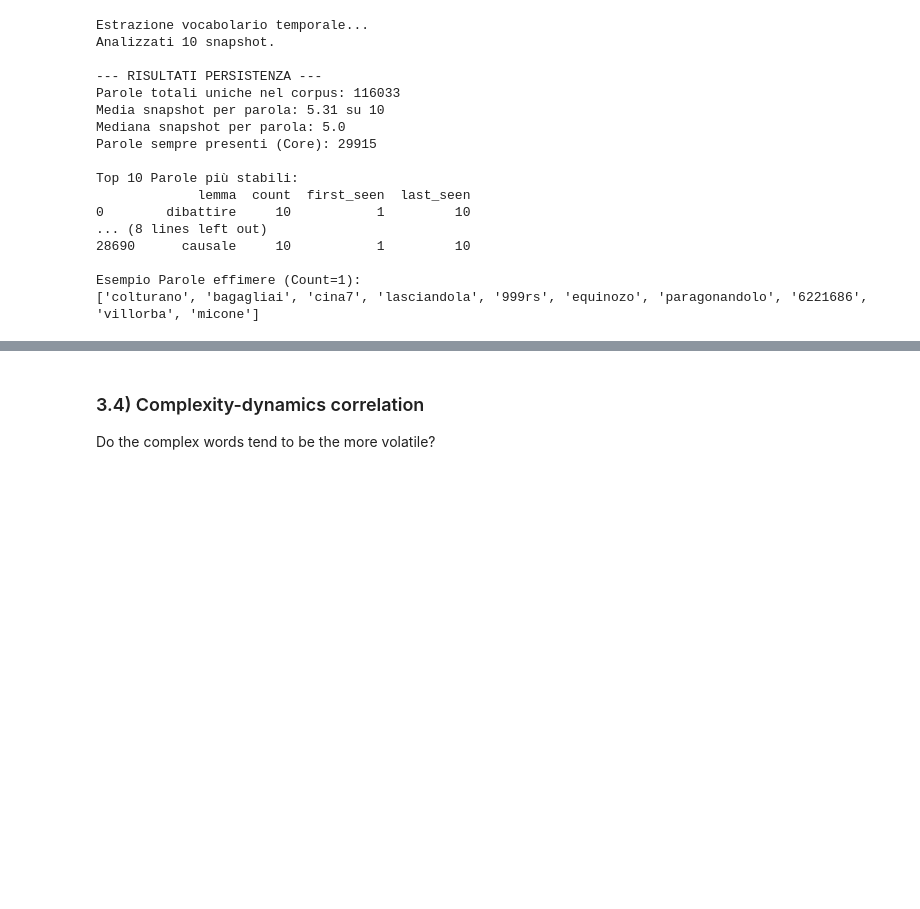
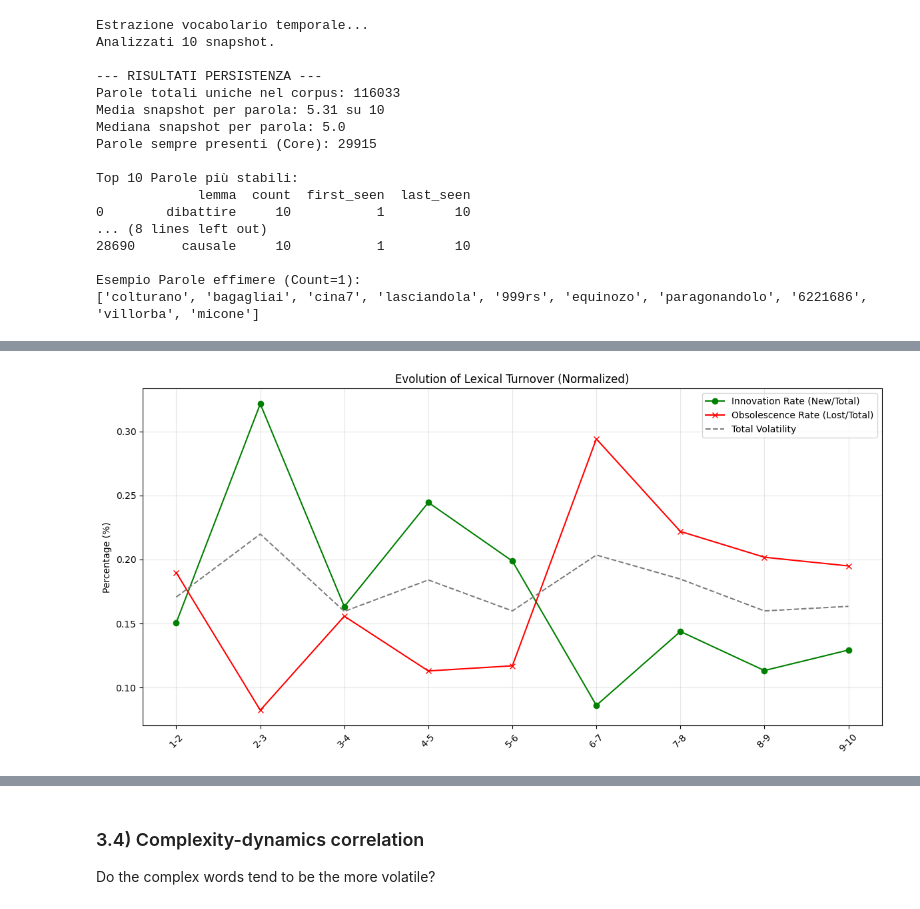
Before and after one commit to ChefBB/acn_project, a Jupyter notebook: dynet/network_creation.ipynb, the cells around one changed output, grey strips where cells are left out. Drawn from its saved outputs; the diff is of its cells as text; code cells hidden in the pictures; blank space fills up the shorter version.

```diff
--- a/dynet/network_creation.ipynb
+++ b/dynet/network_creation.ipynb
@@ -509 +518,19 @@ print(df_dynamic)
+# %%
+# Visualizzazione rapida trend
+
+# Tasso di Innovazione, Obsolescenza e Volatilità nel tempo
+plt.figure(figsize=(12, 6))
+plt.plot(df_dyn['interval'], df_dyn['innovation_rate'], label='Innovation Rate (New/Total)', marker='o', color='green')
+plt.plot(df_dyn['interval'], df_dyn['obsolescence_rate'], label='Obsolescence Rate (Lost/Total)', marker='x', color='red')
+plt.plot(df_dyn['interval'], df_dyn['volatility'], label='Total Volatility', linestyle='--', color='grey')
+
+plt.xticks(rotation=45)
+plt.title("Evolution of Lexical Turnover (Normalized)")
+plt.ylabel("Percentage (%)")
+plt.legend()
+plt.grid(True, alpha=0.3)
+plt.tight_layout()
+plt.show()
+# %% [output]
+[figure, added]
 # %%
```
Also changed, not shown: parts of 11 cells of this notebook, 2 other files.
